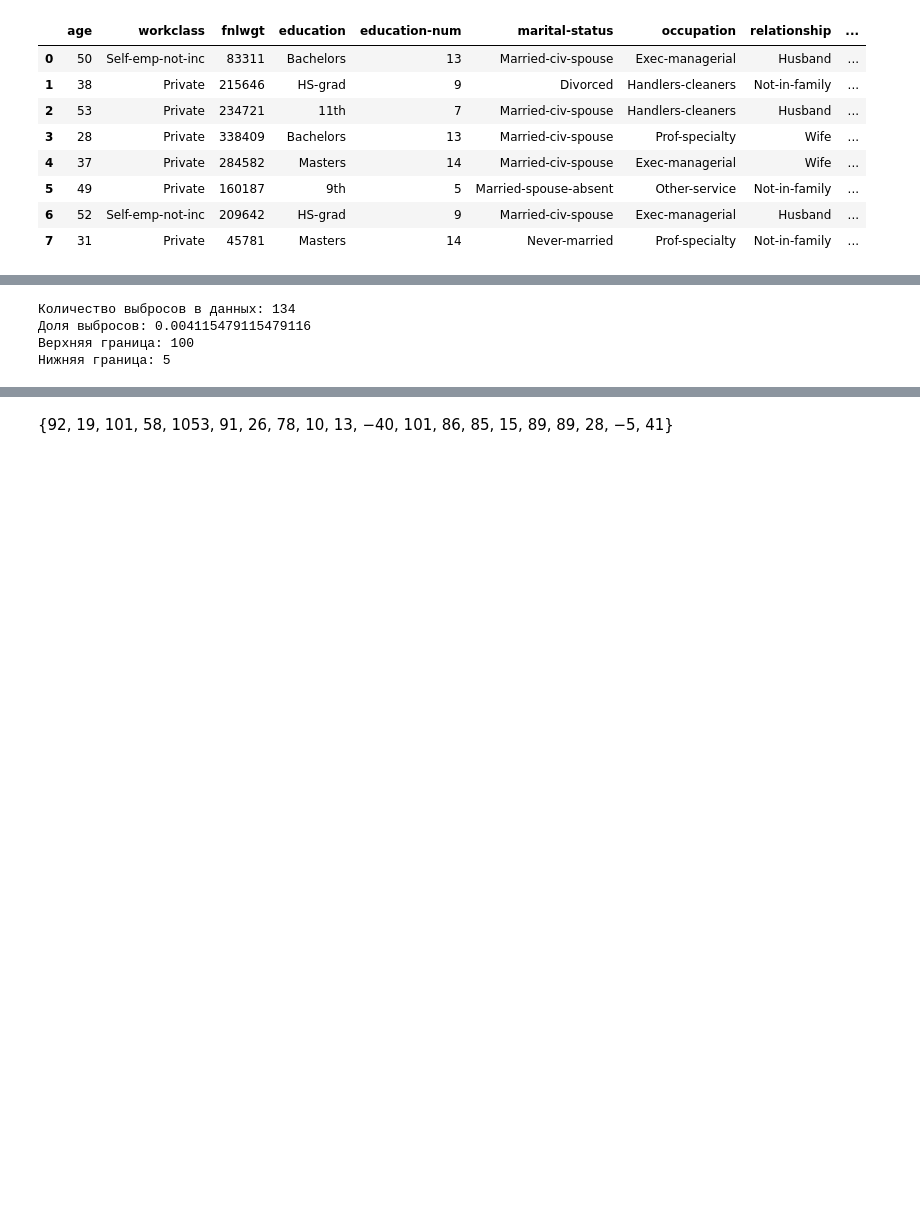
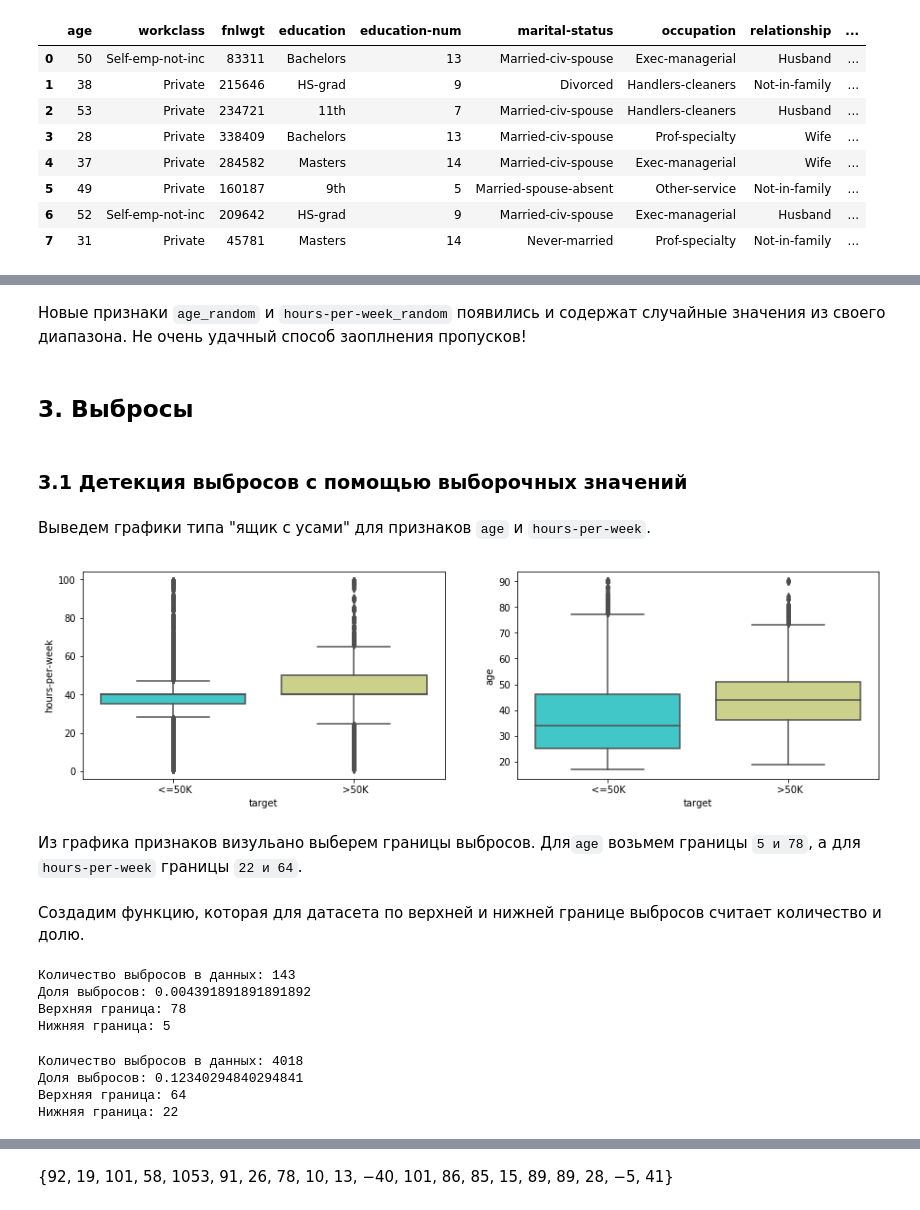
Before and after one commit to sergaph/OTUS-ML, a Jupyter notebook: 7_Feature_Engineering_&_Advanced_Preprocessing/7_Feature_Engenieering.ipynb, the cells around one changed output, grey strips where cells are left out. Saved outputs shown, nothing was run; the diff lists cells and outputs as text; code cells hidden in the pictures; blank space fills up the shorter version.

```diff
--- a/7_Feature_Engineering_&_Advanced_Preprocessing/7_Feature_Engenieering.ipynb
+++ b/7_Feature_Engineering_&_Advanced_Preprocessing/7_Feature_Engenieering.ipynb
@@ -266,3 +451,21 @@ dprint(data7,INDEXES)
+# %% [markdown]
+Новые признаки `age_random` и `hours-per-week_random` появились и содержат случайные значения из своего диапазона. Не очень удачный способ заоплнения пропусков!
+# %% [markdown]
+## 3. Выбросы
+# %% [markdown]
+### 3.1 Детекция выбросов с помощью выборочных значений
+# %% [markdown]
+Выведем графики типа "ящик с усами" для признаков `age` и `hours-per-week`.
+# %%
+fig, axs = plt.subplots(ncols=2,figsize=(15,4))
+sns.boxplot(x="target", y="hours-per-week", data=data, palette='rainbow',ax=axs[0]);
+sns.boxplot(x="target", y="age", data=data, palette='rainbow',ax=axs[1]);
+# %% [output]
+[figure, added]
+# %% [markdown]
+Из графика признаков визульано выберем границы выбросов. Для`age` возьмем границы `5 и 78`, а для `hours-per-week` границы `22 и 64`.
+# %% [markdown]
+Создадим функцию, которая для датасета по верхней и нижней границе выбросов считает количество и долю.
 # %%
 def outlier_detect_arbitrary(data,col,upper_fence,lower_fence):
     para = (upper_fence, lower_fence)
@@ -271,11 +474,19 @@ def outlier_detect_arbitrary(data,col,upper_fence,lower_fence):
     print('Количество выбросов в данных:',outlier_index.value_counts()[1])
     print('Доля выбросов:',outlier_index.value_counts()[1]/len(outlier_index))
     return outlier_index, para
+# %%
+index,para = outlier_detect_arbitrary(data=data,col='age',upper_fence=78,lower_fence=5)
+print('Верхняя граница:',para[0],'\nНижняя граница:',para[1])
+# %% [output]
+Количество выбросов в данных: 143
+Доля выбросов: 0.004391891891891892
+Верхняя граница: 78
+Нижняя граница: 5
 # %%
-index,para = outlier_detect_arbitrary(data=data,col='hours-per-week',upper_fence=100,lower_fence=5)
+index,para = outlier_detect_arbitrary(data=data,col='hours-per-week',upper_fence=64,lower_fence=22)
 print('Верхняя граница:',para[0],'\nНижняя граница:',para[1])
 # %% [output]
-Количество выбросов в данных: 134
-Доля выбросов: 0.004115479115479116
-Верхняя граница: 100
-Нижняя граница: 5
+Количество выбросов в данных: 4018
+Доля выбросов: 0.12340294840294841
+Верхняя граница: 64
+Нижняя граница: 22
```
Also changed, not shown: parts of 197 cells of this notebook, 4 other files.
